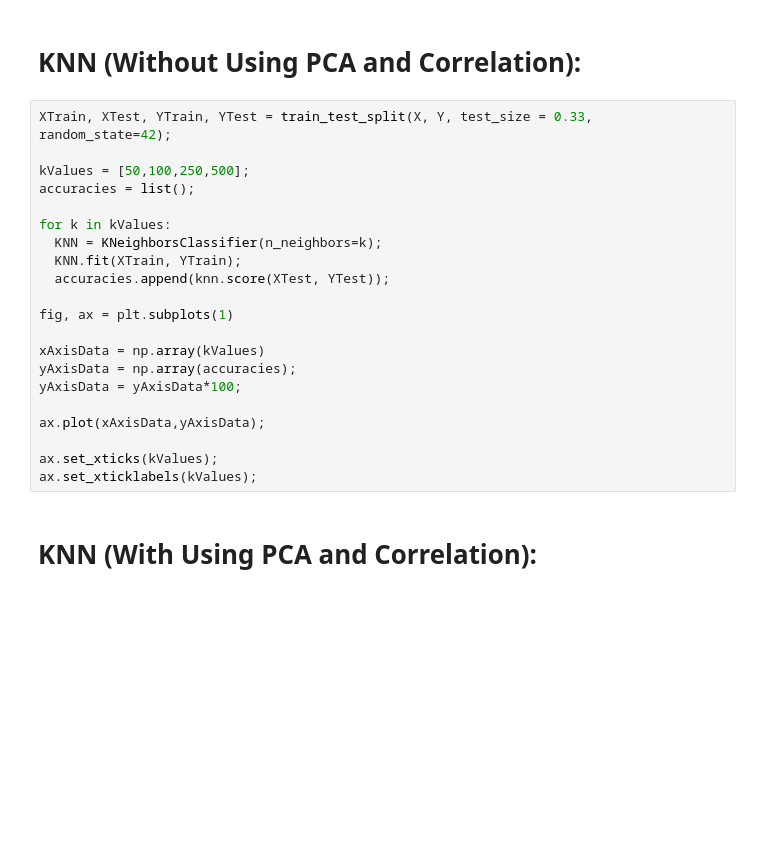
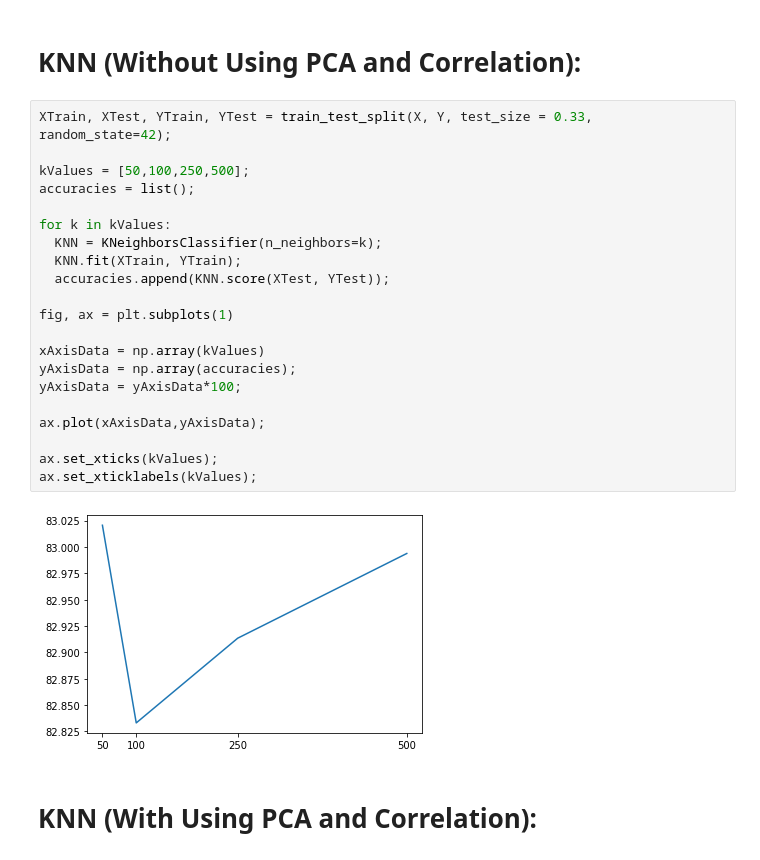
Before and after one commit to Aditya-163/MLDA-1-Project-1, a Jupyter notebook: KNN.ipynb, the cells around one changed output. Drawn from its saved outputs; the diff is of its cells as text; blank space fills up the shorter version.

```diff
--- a/KNN.ipynb
+++ b/KNN.ipynb
@@ -166,24 +243,26 @@ print(Ypca.dtypes);
 # %%
 XTrain, XTest, YTrain, YTest = train_test_split(X, Y, test_size = 0.33, random_state=42);
 
 kValues = [50,100,250,500];
 accuracies = list();
 
 for k in kValues:
   KNN = KNeighborsClassifier(n_neighbors=k);
   KNN.fit(XTrain, YTrain);
-  accuracies.append(knn.score(XTest, YTest));
+  accuracies.append(KNN.score(XTest, YTest));
 
 fig, ax = plt.subplots(1)
 
 xAxisData = np.array(kValues)
 yAxisData = np.array(accuracies);
 yAxisData = yAxisData*100;
 
 ax.plot(xAxisData,yAxisData);
 
 ax.set_xticks(kValues);
 ax.set_xticklabels(kValues);
+# %% [output]
+[figure, added]
 # %% [markdown]
 # KNN (With Using PCA and Correlation):
 # %%
```
Also changed, not shown: parts of 7 cells of this notebook.
